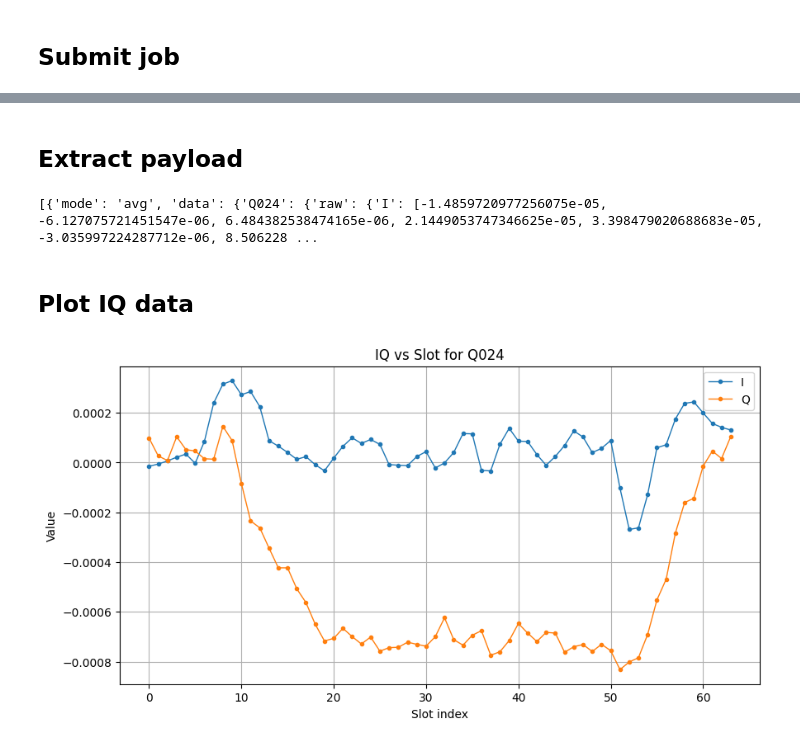
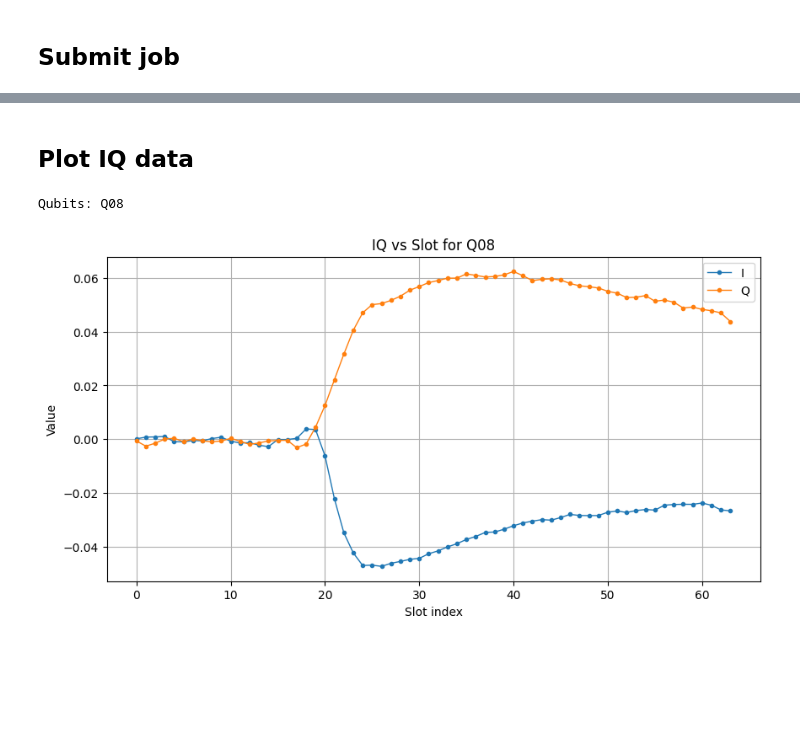
Before and after one commit to orangekame3/oqtopus-sse-pulse, a Jupyter notebook: tutorial.ipynb, the cells around one changed output, grey strips where cells are left out. Saved outputs shown, nothing was run; the diff lists cells and outputs as text; code cells hidden in the pictures; blank space fills up the shorter version.

```diff
--- a/tutorial.ipynb
+++ b/tutorial.ipynb
@@ -42,19 +41,0 @@ backend.download_log(
-# %%
-import zipfile
-zip_path = Path(f"download/sselog_{job.job_id}.zip")
-extract_dir = Path("extracted")
-
-with zipfile.ZipFile(zip_path, "r") as z:
-    z.extractall(extract_dir)
-log_path = extract_dir / "ssecontainer.log"
-new_log_path = extract_dir / f"sselog_{job.job_id}.log"
-
-# rename
-if log_path.exists():
-    log_path.rename(new_log_path)
-
-print("extracted file:", list(extract_dir.rglob("*")))
-
-with new_log_path.open(encoding="utf-8") as f:
-    for i, line in enumerate(f, start=1):
-        print(f"{i}: {line.strip()}")
@@ -82,43 +42,25 @@ extracted file: [PosixPath('extracted/sselog_068d43a1-8db5-7ed2-8000-a70b43690f7
-# %% [markdown]
-## Extract payload
-# %%
-from pathlib import Path
-import ast
-
-payloads = []
-with new_log_path.open(encoding="utf-8") as f:
-    for line in f:
-        if "payload=" in line:
-            rhs = line.split("payload=", 1)[1].strip()
-            try:
-                data = ast.literal_eval(rhs)
-                payloads.append(data)
-            except Exception as e:
-                print("parse error:", e)
-
-print(payloads)
-# %% [output]
-[{'mode': 'avg', 'data': {'Q024': {'raw': {'I': [-1.4859720977256075e-05, -6.127075721451547e-06, 6.484382538474165e-06, 2.1449053747346625e-05, 3.398479020688683e-05, -3.035997224287712e-06, 8.506228 ...
 # %% [markdown]
 ## Plot IQ data
 # %%
 import matplotlib.pyplot as plt
 p = payloads[0]
-
-raw = p["data"]["Q024"]["raw"]
+label=list(p["data"].keys())[0]
+print("Qubits:", label)
+raw = p["data"][label]["raw"]
 i = raw["I"]
 q = raw["Q"]
 
 slots = list(range(len(i)))
 
 plt.figure(figsize=(10, 5))
 plt.plot(slots, i, label="I", marker="o", markersize=3, linewidth=1)
 plt.plot(slots, q, label="Q", marker="o", markersize=3, linewidth=1)
 plt.xlabel("Slot index")
 plt.ylabel("Value")
-plt.title("IQ vs Slot for Q024")
+plt.title(f"IQ vs Slot for {label}")
 plt.legend()
 plt.grid(True)
 plt.show()
 # %% [output]
+Qubits: Q08
-[figure, old version]
+[figure, new version]
```
Also changed, not shown: parts of 5 cells of this notebook, 13 other files.
